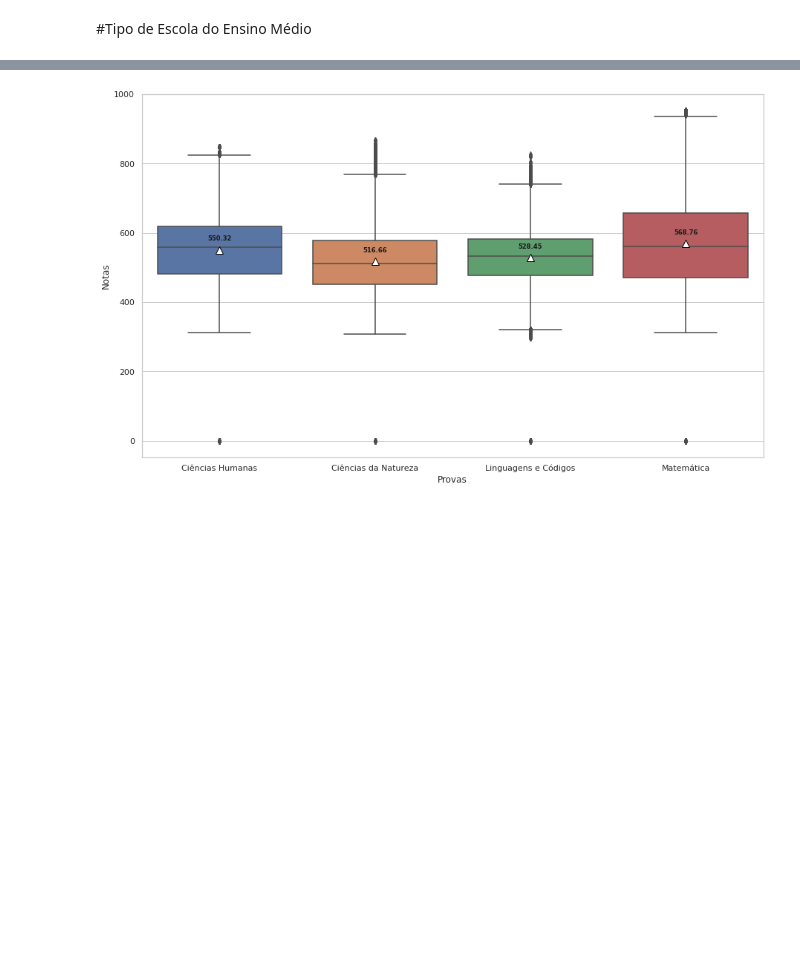
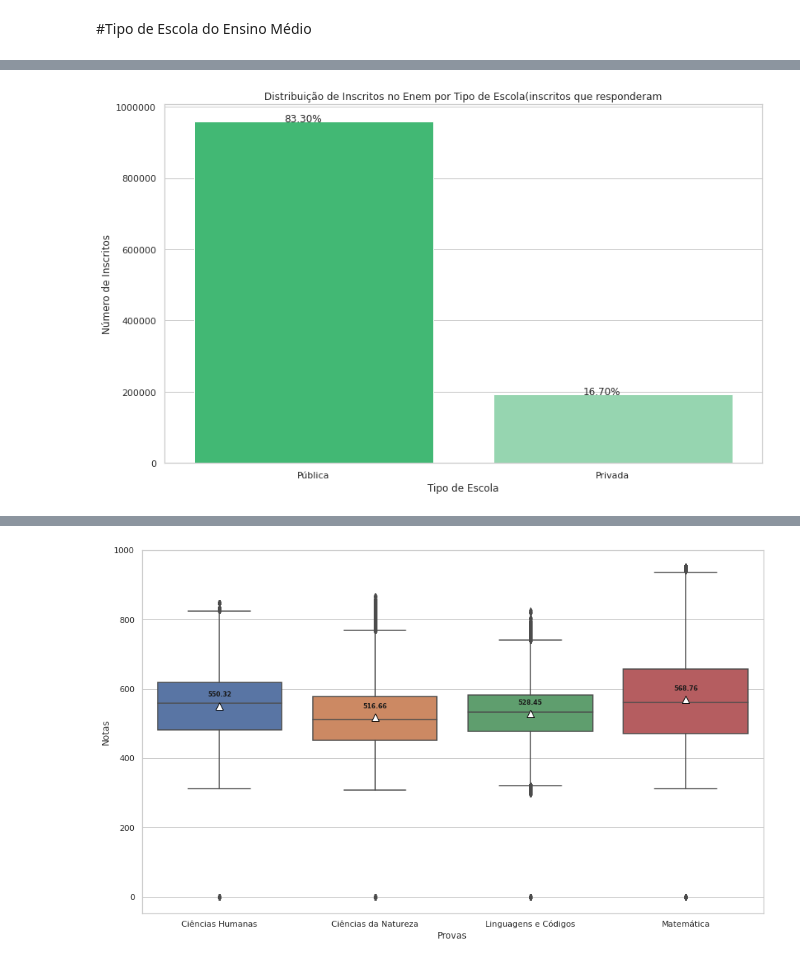
Before and after one commit to everaldofaustino/projeto_final_semantix, a Jupyter notebook: notebooks/Análise_microdados_ENEM_git.ipynb, the cells around one changed output, grey strips where cells are left out. Drawn from its saved outputs; the diff is of its cells as text; code cells hidden in the pictures; blank space fills up the shorter version.

```diff
--- a/notebooks/Análise_microdados_ENEM_git.ipynb
+++ b/notebooks/Análise_microdados_ENEM_git.ipynb
@@ -386,0 +394,5 @@ plt.show()
+# %%
+
+escola = tipo_escola[(tipo_escola['TP_ESCOLA'] != 'nao_respondeu') ].reset_index(drop=True)
+# %%
+escola1= ((escola.groupby('TP_ESCOLA').size().sort_values(ascending=False).reset_index(name='count')))
@@ -386,0 +405,24 @@ plt.show()
+# %%
+from array import array
+sns.set(style="whitegrid",color_codes=True)
+fig, ax= plt.subplots(figsize =(13,8))
+palette = sns.light_palette("#2ecc71",3)
+palette.reverse()
+
+#pal = sns.color_palette("YlOrRd", len(renda1))
+#rank = renda2.argsort().argsort()
+ax = sns.barplot(y='count', x='TP_ESCOLA',ax=ax, data=escola1,palette=palette)
+plt.ticklabel_format(style='plain', axis='y')
+
+total = len(escola)
+for p in ax.patches:
+        percentage = '{:1.2f}%'.format(100 * p.get_height()/total)
+        x = p.get_x() + p.get_width() -0.5
+        y = p.get_y() + p.get_height()
+        ax.annotate(percentage, (x, y))
+
+ax.set(ylabel='Número de Inscritos', xlabel='Tipo de Escola',title='Distribuição de Inscritos no Enem por Tipo de Escola(inscritos que responderam')
+
+plt.show()
+# %% [output]
+[figure, added]
```
Also changed, not shown: parts of 10 cells of this notebook.
